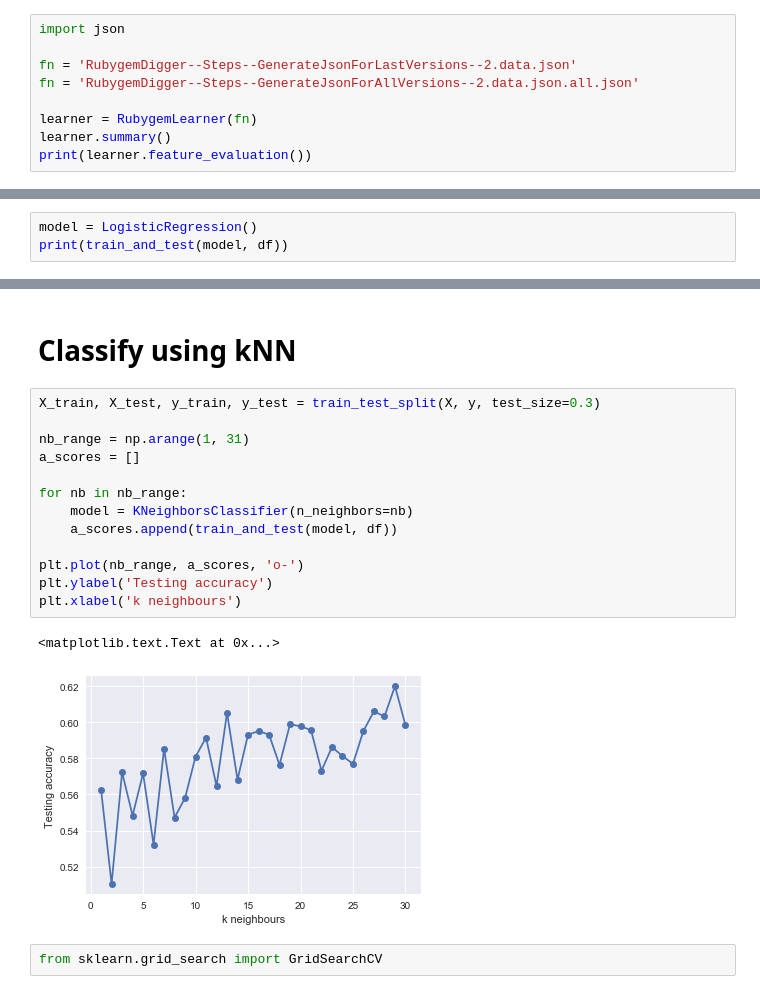
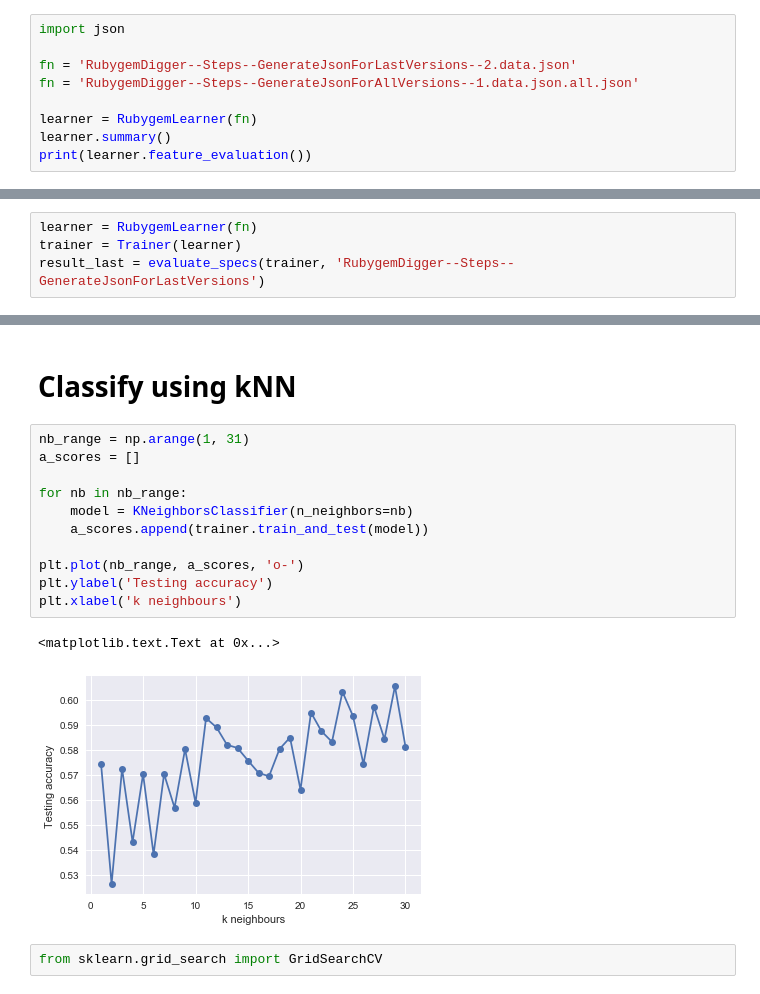
Before and after one commit to terryyin/rubygem_digger, a Jupyter notebook: notebook/sklearn-rubygems.ipynb, the cells around one changed output, grey strips where cells are left out. Drawn from its saved outputs; the diff is of its cells as text.

```diff
--- a/notebook/sklearn-rubygems.ipynb
+++ b/notebook/sklearn-rubygems.ipynb
@@ -69,7 +113,7 @@ df.rename(columns=old_new_cols, inplace=True)
 import json
 
 fn = 'RubygemDigger--Steps--GenerateJsonForLastVersions--2.data.json'
-fn = 'RubygemDigger--Steps--GenerateJsonForAllVersions--2.data.json.all.json'
+fn = 'RubygemDigger--Steps--GenerateJsonForAllVersions--1.data.json.all.json'
 
 learner = RubygemLearner(fn)
 learner.summary()
@@ -295,5 +268,2 @@ def train_and_test(model, df):
 # %% [markdown]
 # Classify using LogisticRegression
-# %%
-model = LogisticRegression()
-print(train_and_test(model, df))
@@ -301,0 +319,4 @@ print(train_and_test(model, df))
+# %%
+learner = RubygemLearner(fn)
+trainer = Trainer(learner)
+result_last = evaluate_specs(trainer, 'RubygemDigger--Steps--GenerateJsonForLastVersions')
@@ -302,21 +471,19 @@ print(train_and_test(model, df))
 # %% [markdown]
 # Classify using kNN
 # %%
-X_train, X_test, y_train, y_test = train_test_split(X, y, test_size=0.3)
-
 nb_range = np.arange(1, 31)
 a_scores = []
 
 for nb in nb_range:
     model = KNeighborsClassifier(n_neighbors=nb)
-    a_scores.append(train_and_test(model, df))
+    a_scores.append(trainer.train_and_test(model))
 
 plt.plot(nb_range, a_scores, 'o-')
 plt.ylabel('Testing accuracy')
 plt.xlabel('k neighbours')
 # %% [output]
 <matplotlib.text.Text at 0x...>
-[figure, old version]
+[figure, new version]
 # %%
 from sklearn.grid_search import GridSearchCV
 # %%
```
Also changed, not shown: parts of 30 cells of this notebook, 3 other files.
